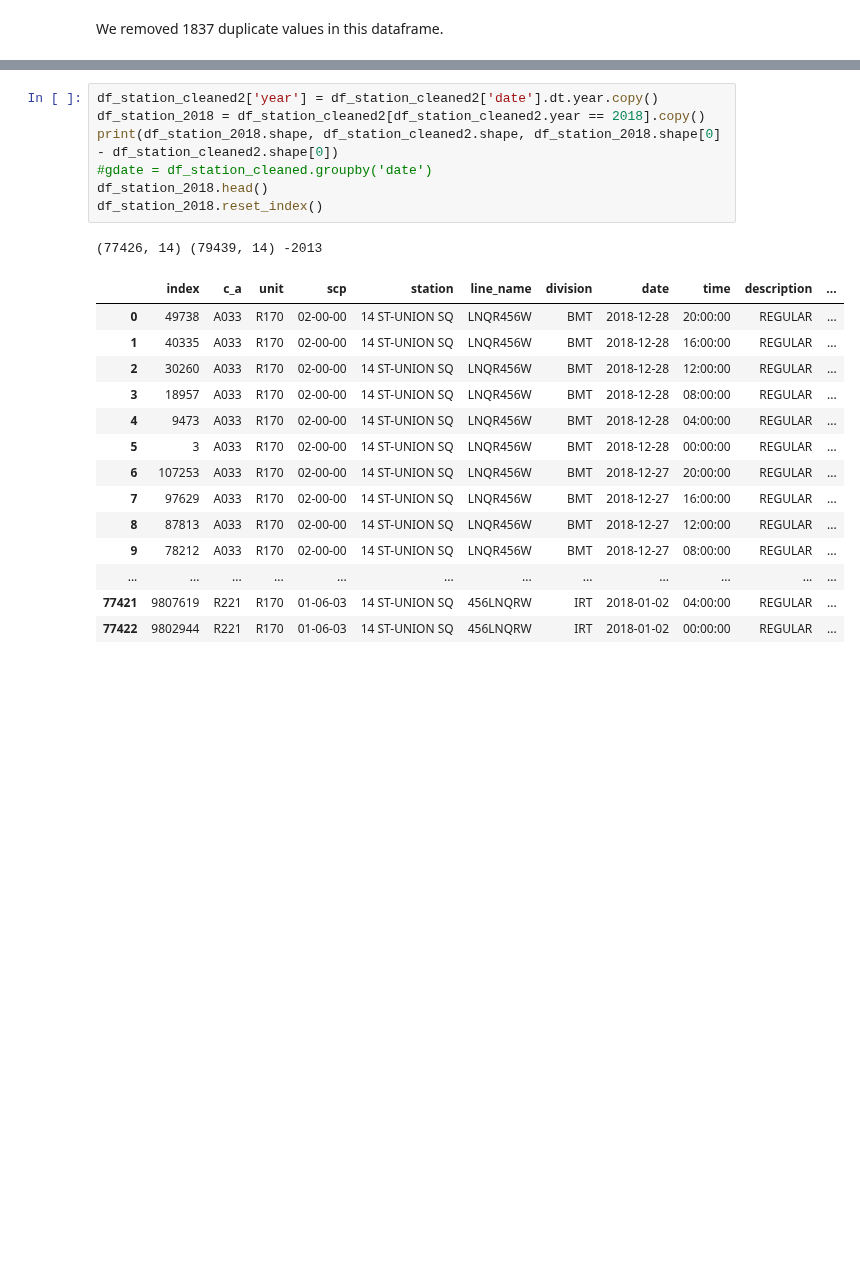
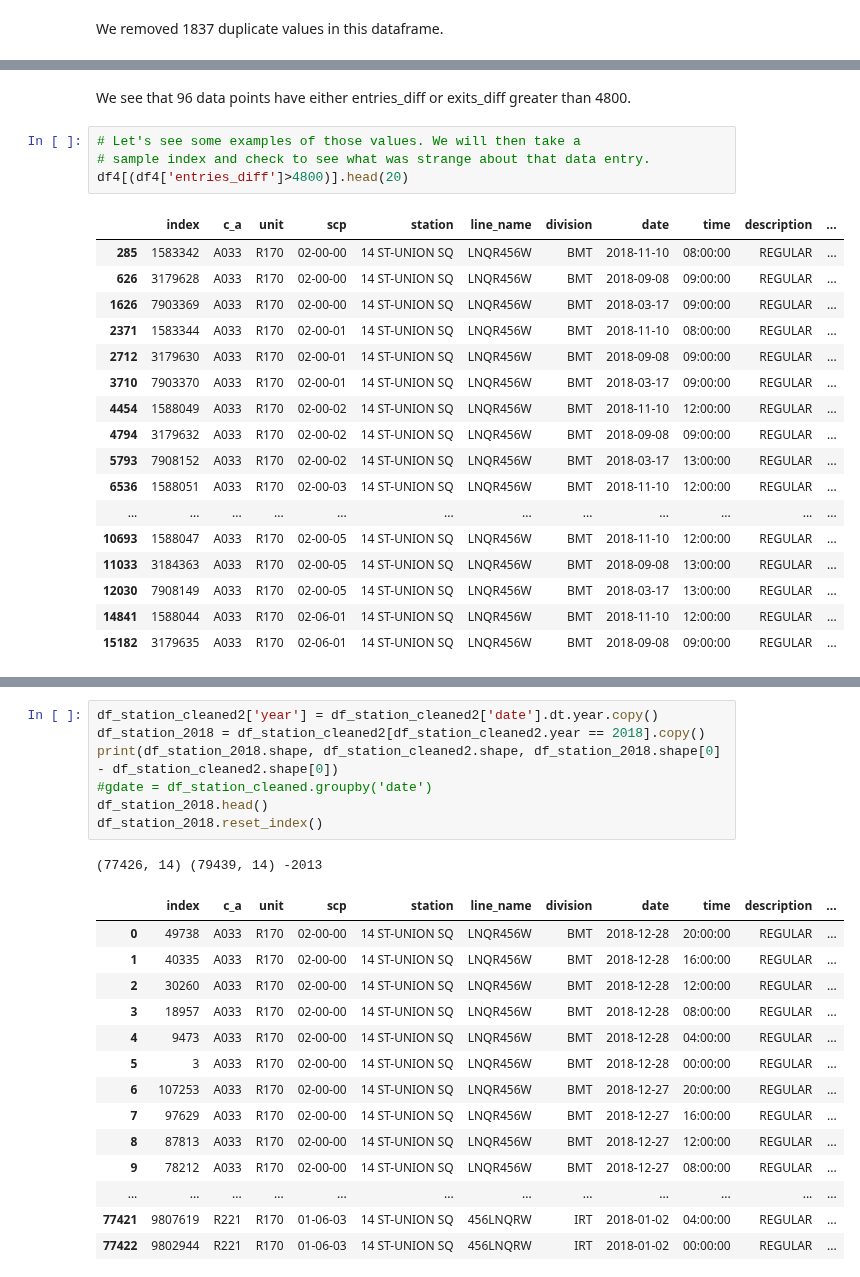
Before and after one commit to MahfuzurRahmanMiah/MTA_Turnstile_Data, a Jupyter notebook: MTA_Turnstile_Data.ipynb, the cells around one changed output, grey strips where cells are left out. Drawn from its saved outputs; the diff is of its cells as text; blank space fills up the shorter version.

```diff
--- a/MTA_Turnstile_Data.ipynb
+++ b/MTA_Turnstile_Data.ipynb
@@ -223,0 +238,24 @@ dtype: int64
+# %% [markdown]
+We see that 96 data points have either entries_diff or exits_diff greater than 4800.
+# %%
+# Let's see some examples of those values. We will then take a
+# sample index and check to see what was strange about that data entry.
+df4[(df4['entries_diff']>4800)].head(20)
+# %% [output]
+|  | index | c_a | unit | scp | station | line_name | division | date | time | description | ... |
+| 285 | 1583342 | A033 | R170 | 02-00-00 | 14 ST-UNION SQ | LNQR456W | BMT | 2018-11-10 | 08:00:00 | REGULAR | ... |
+| 626 | 3179628 | A033 | R170 | 02-00-00 | 14 ST-UNION SQ | LNQR456W | BMT | 2018-09-08 | 09:00:00 | REGULAR | ... |
+| 1626 | 7903369 | A033 | R170 | 02-00-00 | 14 ST-UNION SQ | LNQR456W | BMT | 2018-03-17 | 09:00:00 | REGULAR | ... |
+| 2371 | 1583344 | A033 | R170 | 02-00-01 | 14 ST-UNION SQ | LNQR456W | BMT | 2018-11-10 | 08:00:00 | REGULAR | ... |
+| 2712 | 3179630 | A033 | R170 | 02-00-01 | 14 ST-UNION SQ | LNQR456W | BMT | 2018-09-08 | 09:00:00 | REGULAR | ... |
+| 3710 | 7903370 | A033 | R170 | 02-00-01 | 14 ST-UNION SQ | LNQR456W | BMT | 2018-03-17 | 09:00:00 | REGULAR | ... |
+| 4454 | 1588049 | A033 | R170 | 02-00-02 | 14 ST-UNION SQ | LNQR456W | BMT | 2018-11-10 | 12:00:00 | REGULAR | ... |
+| 4794 | 3179632 | A033 | R170 | 02-00-02 | 14 ST-UNION SQ | LNQR456W | BMT | 2018-09-08 | 09:00:00 | REGULAR | ... |
+| 5793 | 7908152 | A033 | R170 | 02-00-02 | 14 ST-UNION SQ | LNQR456W | BMT | 2018-03-17 | 13:00:00 | REGULAR | ... |
+| 6536 | 1588051 | A033 | R170 | 02-00-03 | 14 ST-UNION SQ | LNQR456W | BMT | 2018-11-10 | 12:00:00 | REGULAR | ... |
+| ... | ... | ... | ... | ... | ... | ... | ... | ... | ... | ... | ... |
+| 10693 | 1588047 | A033 | R170 | 02-00-05 | 14 ST-UNION SQ | LNQR456W | BMT | 2018-11-10 | 12:00:00 | REGULAR | ... |
+| 11033 | 3184363 | A033 | R170 | 02-00-05 | 14 ST-UNION SQ | LNQR456W | BMT | 2018-09-08 | 13:00:00 | REGULAR | ... |
+| 12030 | 7908149 | A033 | R170 | 02-00-05 | 14 ST-UNION SQ | LNQR456W | BMT | 2018-03-17 | 13:00:00 | REGULAR | ... |
+| 14841 | 1588044 | A033 | R170 | 02-06-01 | 14 ST-UNION SQ | LNQR456W | BMT | 2018-11-10 | 12:00:00 | REGULAR | ... |
+| 15182 | 3179635 | A033 | R170 | 02-06-01 | 14 ST-UNION SQ | LNQR456W | BMT | 2018-09-08 | 09:00:00 | REGULAR | ... |
```
Also changed, not shown: parts of 22 cells of this notebook.
